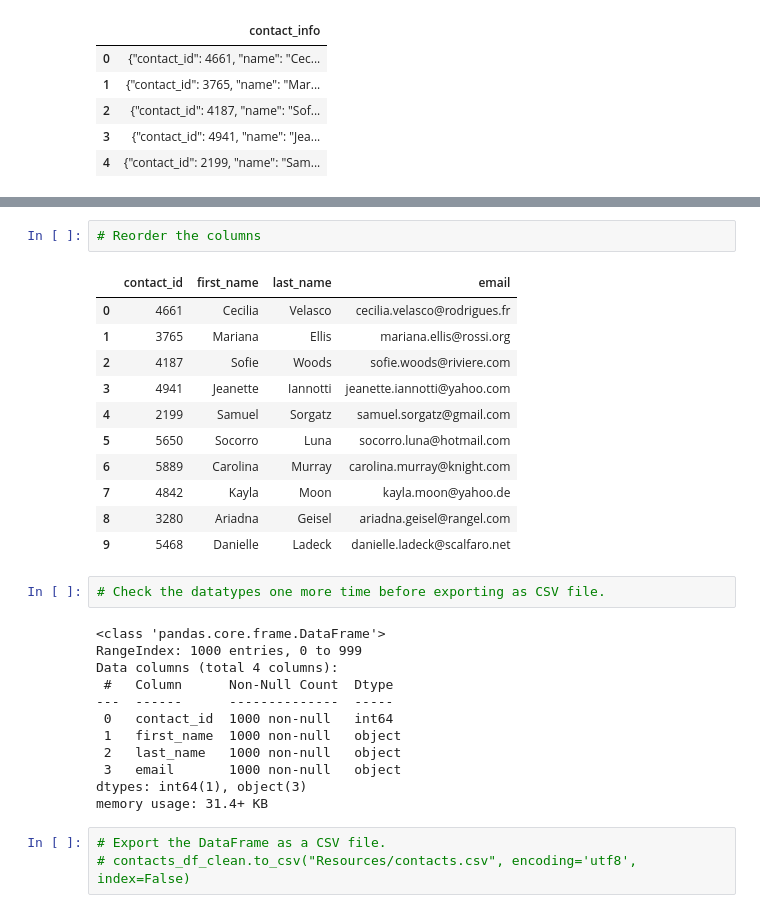
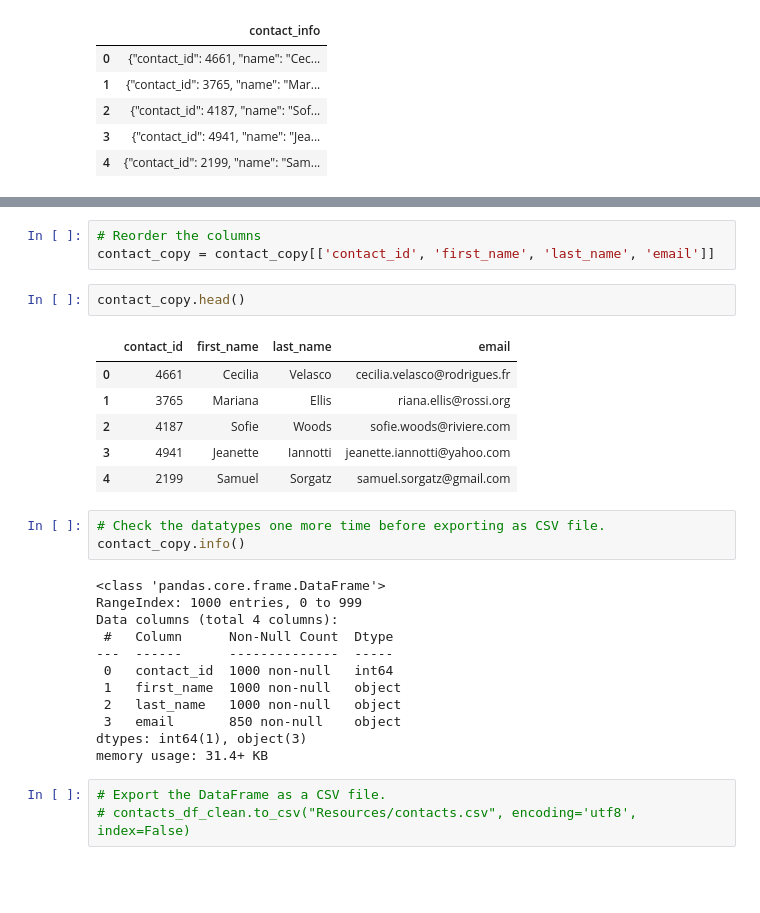
Before and after one commit to Amer4r/crownfunding_etl, a Jupyter notebook: ETL_Mini_Project_ABanaweer_VTse.ipynb, the cells around one changed output, grey strips where cells are left out. Saved outputs shown, nothing was run; the diff lists cells and outputs as text; blank space fills up the shorter version.

```diff
--- a/ETL_Mini_Project_ABanaweer_VTse.ipynb
+++ b/ETL_Mini_Project_ABanaweer_VTse.ipynb
@@ -608,19 +613,18 @@ memory usage: 15.8+ KB
 # %%
 # Reorder the columns
+contact_copy = contact_copy[['contact_id', 'first_name', 'last_name', 'email']]
-# %% [output]
-|  | contact_id | first_name | last_name | email |
-| 0 | 4661 | Cecilia | Velasco | cecilia.velasco@rodrigues.fr |
-| 1 | 3765 | Mariana | Ellis | mariana.ellis@rossi.org |
-| 2 | 4187 | Sofie | Woods | sofie.woods@riviere.com |
-| 3 | 4941 | Jeanette | Iannotti | jeanette.iannotti@yahoo.com |
-| 4 | 2199 | Samuel | Sorgatz | samuel.sorgatz@gmail.com |
-| 5 | 5650 | Socorro | Luna | socorro.luna@hotmail.com |
-| 6 | 5889 | Carolina | Murray | carolina.murray@knight.com |
-| 7 | 4842 | Kayla | Moon | kayla.moon@yahoo.de |
-| 8 | 3280 | Ariadna | Geisel | ariadna.geisel@rangel.com |
-| 9 | 5468 | Danielle | Ladeck | danielle.ladeck@scalfaro.net |
+# %%
+contact_copy.head()
+# %% [output]
+|  | contact_id | first_name | last_name | email |
+| 0 | 4661 | Cecilia | Velasco | cecilia.velasco@rodrigues.fr |
+| 1 | 3765 | Mariana | Ellis | riana.ellis@rossi.org |
+| 2 | 4187 | Sofie | Woods | sofie.woods@riviere.com |
+| 3 | 4941 | Jeanette | Iannotti | jeanette.iannotti@yahoo.com |
+| 4 | 2199 | Samuel | Sorgatz | samuel.sorgatz@gmail.com |
 # %%
 # Check the datatypes one more time before exporting as CSV file.
+contact_copy.info()
 # %% [output]
 <class 'pandas.core.frame.DataFrame'>
 RangeIndex: 1000 entries, 0 to 999
@@ -630,7 +634,7 @@ Data columns (total 4 columns):
  0   contact_id  1000 non-null   int64
  1   first_name  1000 non-null   object
  2   last_name   1000 non-null   object
- 3   email       1000 non-null   object
+ 3   email       850 non-null    object
 dtypes: int64(1), object(3)
 memory usage: 31.4+ KB
 # %%
```
Also changed, not shown: parts of 10 cells of this notebook.
